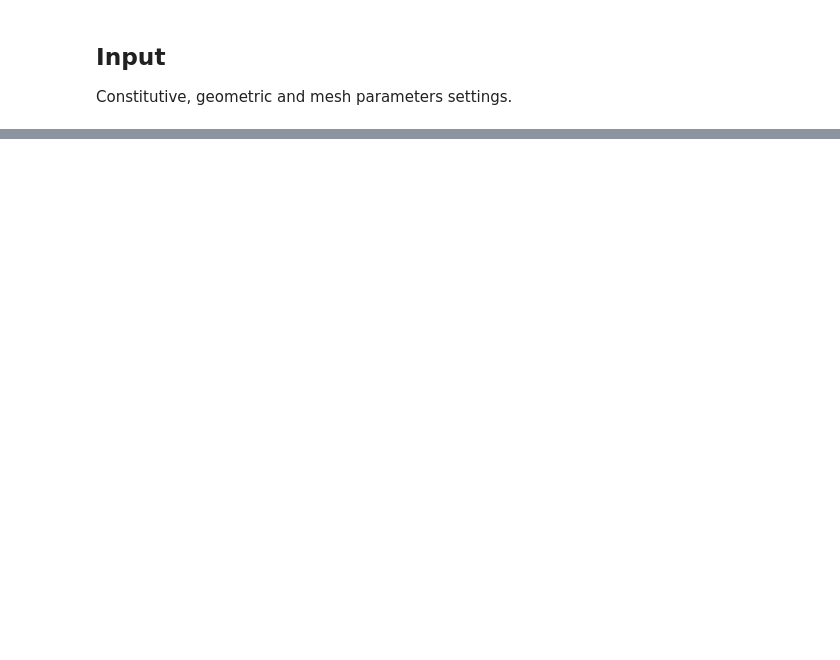
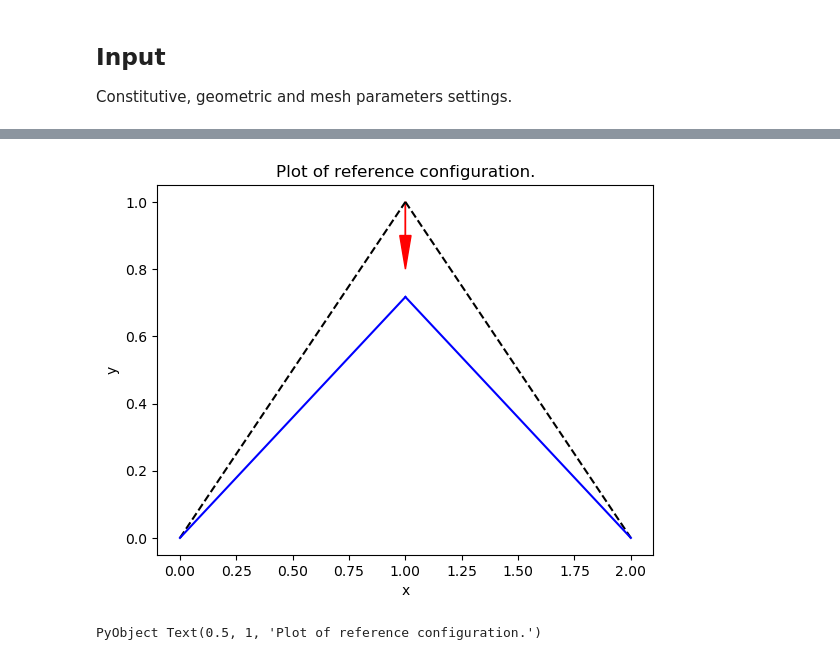
Before and after one commit to julia-users-mvd/julia-users-mvd.github.io, a Jupyter notebook: encuentros/2019.09.30/JuTruss.ipynb, the cells around one changed output, grey strips where cells are left out. Saved outputs shown, nothing was run; the diff lists cells and outputs as text; code cells hidden in the pictures; blank space fills up the shorter version.

```diff
--- a/encuentros/2019.09.30/JuTruss.ipynb
+++ b/encuentros/2019.09.30/JuTruss.ipynb
@@ -63,13 +86,0 @@ Array{Int64,1}
-# %%
-for i in 1:nelems
-  elemdofs = nodes2dofs(Conec[i,:], 2)
-  ang = Angles[i];
-  ca = cos(ang);
-  sa = sin(ang);
-
-  R = [ ca -sa 0 0; sa  ca 0 0 ; 0 0 ca -sa ; 0  0 sa ca ];
-
-  KG[elemdofs, elemdofs ] += E*A/lengths[i] * R * Kbase * R ;
-end
-FG = vec( zeros(2*nnodes,1) );
-FG[4] = -1.0;
@@ -101,10 +89,14 @@ println(Flib)
 # %%
+Kliblib = KG[fredofs,fredofs ];
+print(Array(Kliblib))
+Flib    = FG[fredofs];
+
 u = Kliblib \ Flib ;
 UG = vec( zeros( 2*nnodes,1));
 UG[fredofs] = u;
-println(u)
-println(UG)
-#matu = vecu2matu(UG)
-#println( matu)
-#nodesdef = nodes .+ matu
+println(" reduced displacements vector: ", u)
+println("llamo a vecu2matu: ")
+matu = vecu2matu(UG)
+println( matu)
+NodesDef = Nodes .+ matu
 # %% [output]
@@ -112,0 +111,19 @@ println(UG)
+# %%
+for i in 1:nelems
+  plot(Nodes[Conec[i,:],1],Nodes[Conec[i,:],2], color="black", linewidth=1.5, linestyle="--")
+end
+for i in 1:nelems
+  plot(NodesDef[Conec[i,:],1],NodesDef[Conec[i,:],2], color="blue", linewidth=1.5, linestyle="-")
+end
+sf = 0.5
+for i in 1:nnodes
+  if norm(loadsVector[(2*i-1):(2*i)])>0
+    arrow(Nodes[i,1], Nodes[i,2], loadsVector[2*i-1], loadsVector[2*i]*sf, color="red", head_width=0.05, head_length=0.1)
+  end
+end
+xlabel("x")
+ylabel("y")
+title("Plot of reference configuration.")
+# %% [output]
+[figure, added]
+PyObject Text(0.5, 1, 'Plot of reference configuration.')
```
Also changed, not shown: parts of 12 cells of this notebook, 1 other file.
